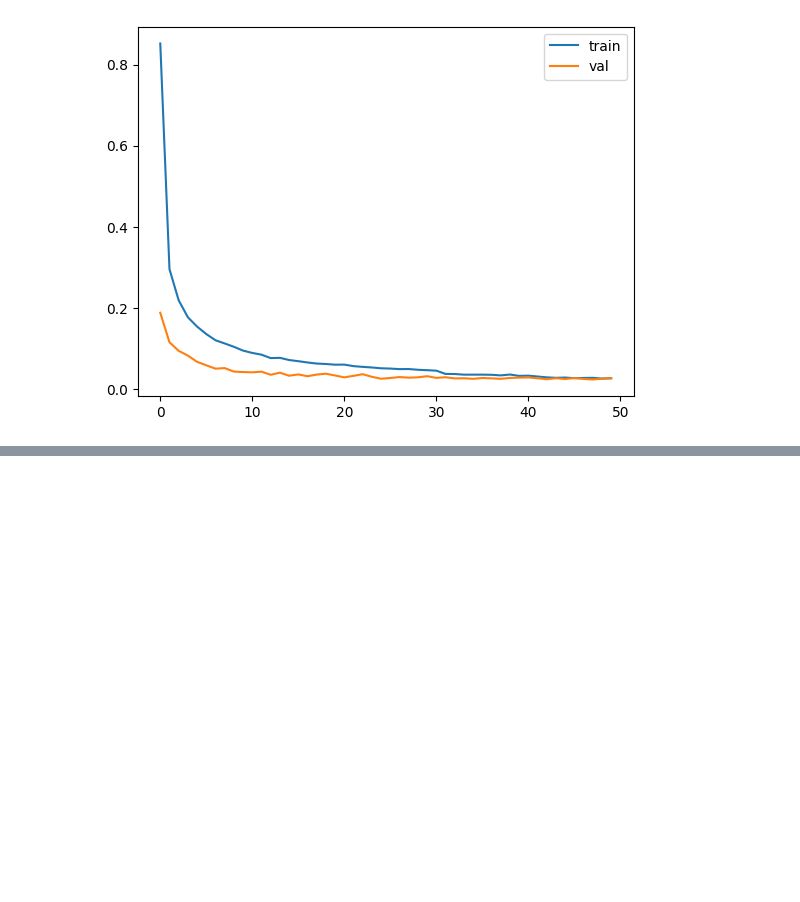
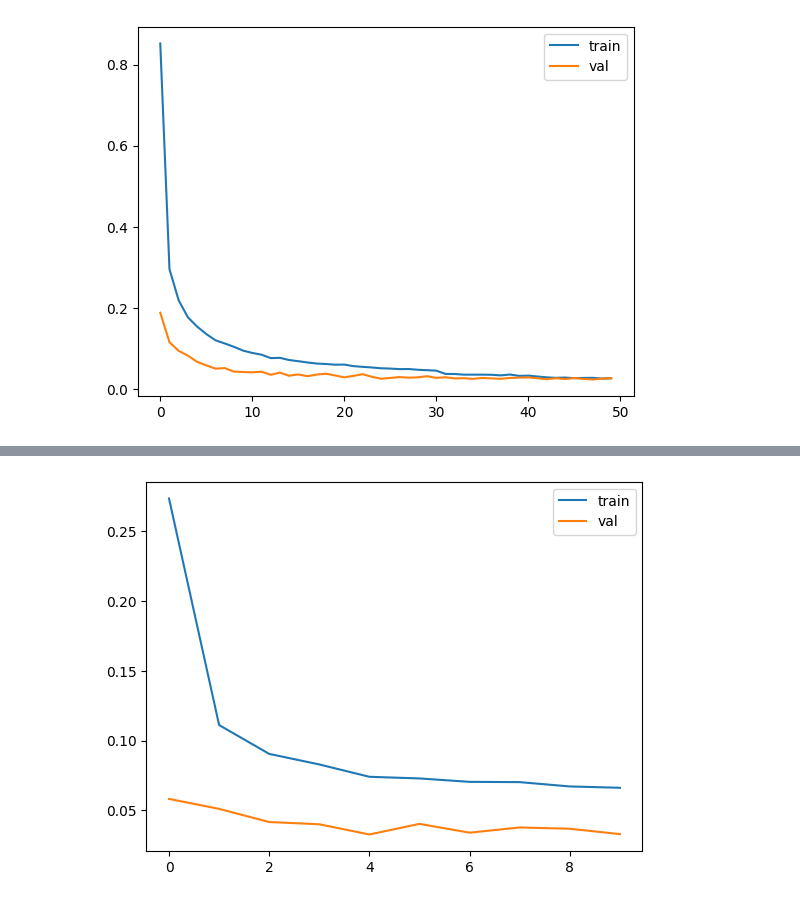
Before and after one commit to zeux/mlexp, a Jupyter notebook: mnist/digits.ipynb, the cells around one changed output, grey strips where cells are left out. Drawn from its saved outputs; the diff is of its cells as text; code cells hidden in the pictures; blank space fills up the shorter version.

Commit message:
mnist: Final update
Add transfer learning from VGG - results aren't as good as our custom
network but hey, it works.

```diff
--- a/mnist/digits.ipynb
+++ b/mnist/digits.ipynb
@@ -174,3 +175,43 @@ trainloop(mln, epochs=50, weight_decay=0.01)
 # %% [output]
 Train [0.062M params]: 50 epochs took 137.14 sec, train loss 0.026267, val loss 0.026350
 [figure]
+# %%
+class DigitsTN(nn.Module):
+    def __init__(self, net, finetune=False):
+        super().__init__()
+        self.net = net
+        for p in self.net.parameters():
+            p.requires_grad = finetune
+        self.net.classifier = nn.Sequential(
+            nn.Linear(self.net.classifier[0].in_features, 128),
+            nn.ReLU(),
+            nn.Linear(128, 10))
+        self.loss = nn.CrossEntropyLoss()
+
+    # mnist image => imagenet image
+    def xform(self, x):
+        assert(x.shape[1] == 1)
+        x = x.repeat(1, 3, 1, 1)
+        x = T.functional.resize(x, [64, 64])
+        x = T.functional.pad(x, padding=(224-64)//2)
+        return x
+
+    # image => logit
+    def forward(self, x):
+        x = self.xform(x)
+        y = self.net(x)
+        return y
+
+    # image => prediction, probability
+    @torch.no_grad()
+    def predict(self, x):
+        y = self.forward(x)
+        p = F.softmax(y, dim=-1)
+        pv, pi = torch.max(p, dim=-1)
+        return pi, pv
+# %%
+# Pretrained VGG11, with FC layer replaced and retrained: reaches 0.033 loss in 10 epochs (10 minutes), 97.7% accuracy
+torch.manual_seed(42)
+mtn = DigitsTN(torchvision.models.vgg11(weights="DEFAULT")).to(device)
+trainloop(mtn, epochs=10)
+# %% [output]
@@ -177,3 +219,4 @@ Train [0.062M params]: 50 epochs took 137.14 sec, train loss 0.026267, val loss
+[figure, added]
 # %%
 class DigitsCNN(nn.Module):
     def __init__(self):
```
Also changed, not shown: parts of 7 cells of this notebook.
